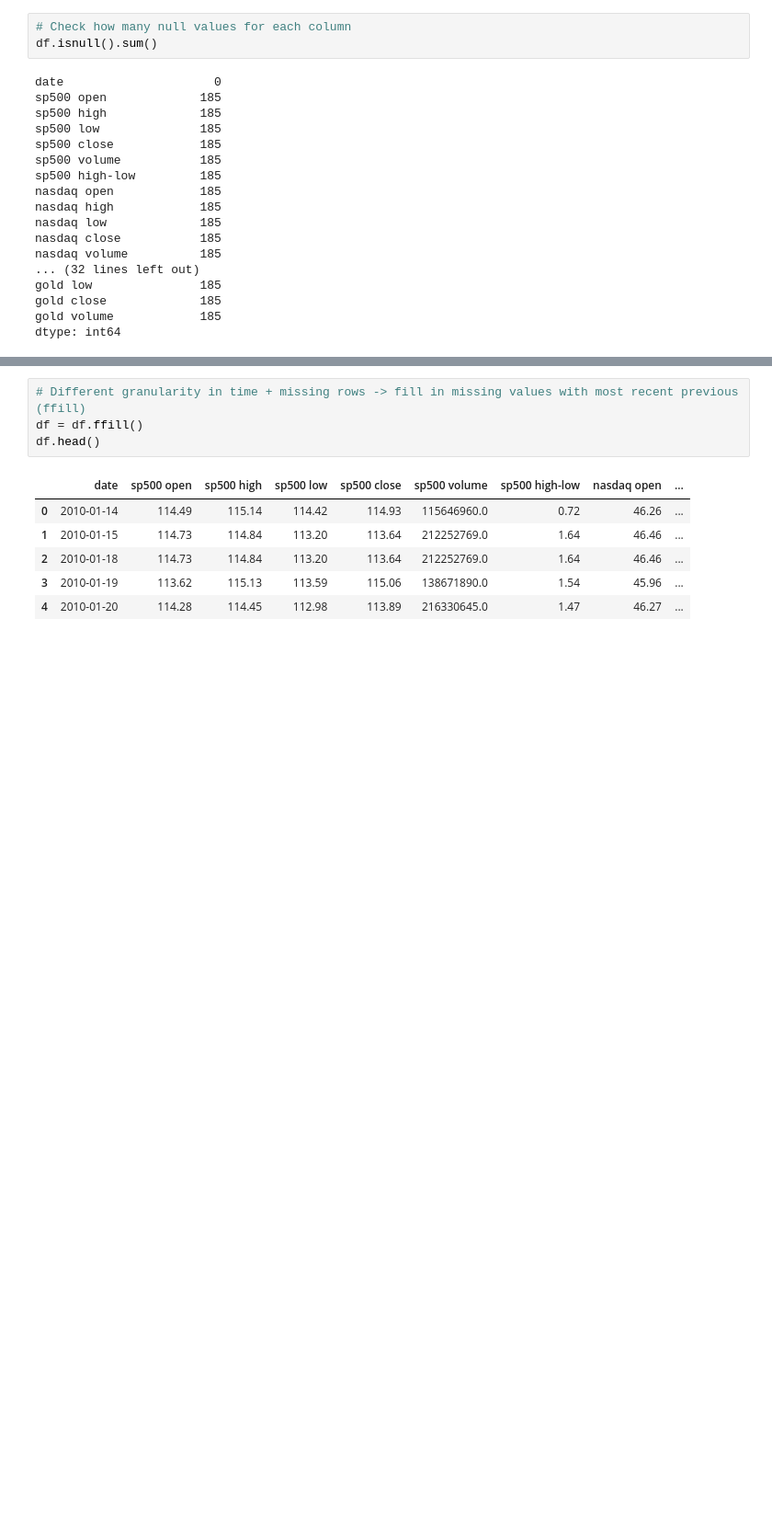
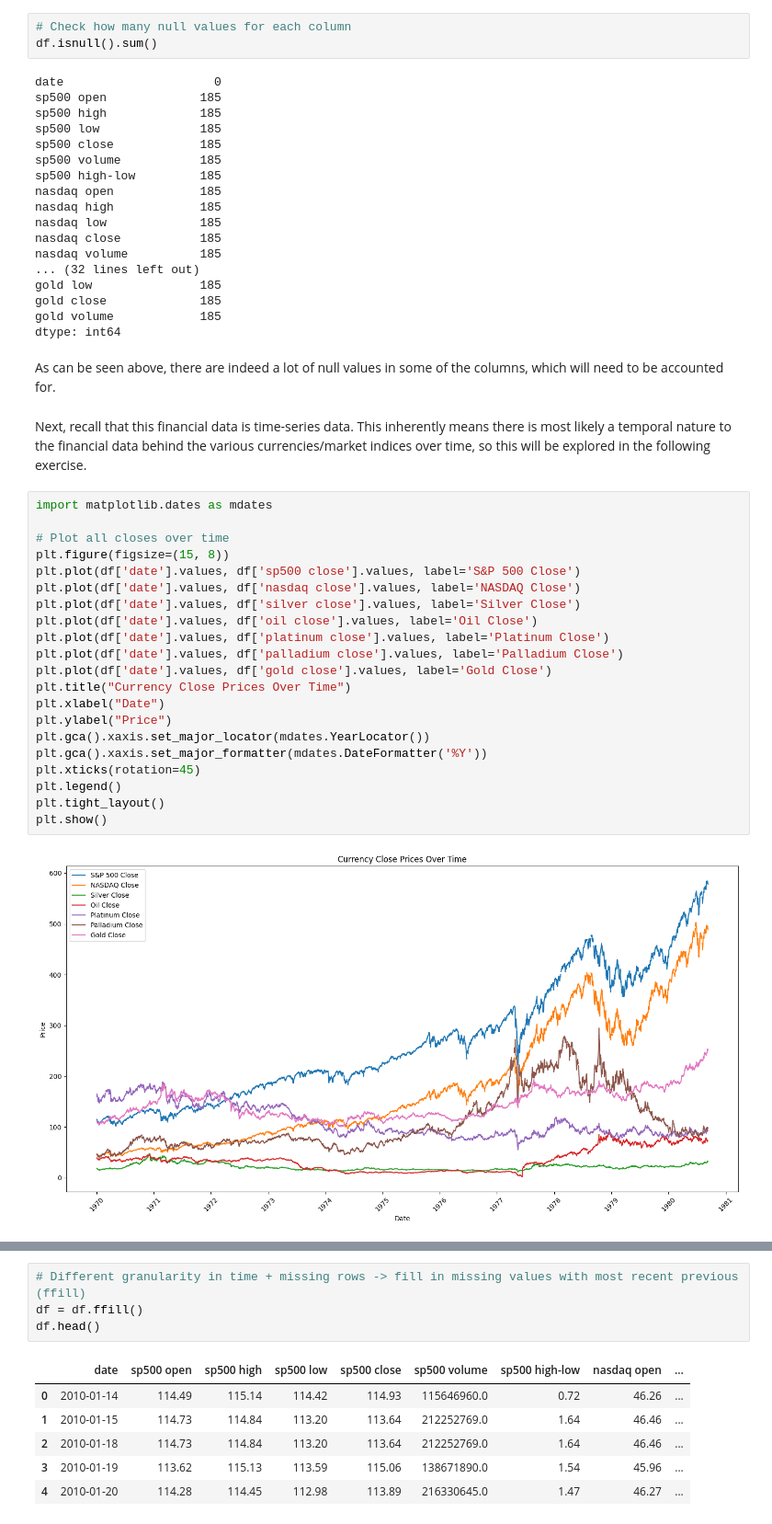
Before and after one commit to ALIENHZ1/ECE443_Term_Project, a Jupyter notebook: GoldPriceRegression/The_Sigmoid_Squad_Dataset2.ipynb, the cells around one changed output, grey strips where cells are left out. Shown at 92% size. Drawn from its saved outputs; the diff is of its cells as text; blank space fills up the shorter version.

```diff
--- a/GoldPriceRegression/The_Sigmoid_Squad_Dataset2.ipynb
+++ b/GoldPriceRegression/The_Sigmoid_Squad_Dataset2.ipynb
@@ -107,3 +111,30 @@ gold low               185
 gold close             185
 gold volume            185
 dtype: int64
+# %% [markdown]
+As can be seen above, there are indeed a lot of null values in some of the columns, which will need to be accounted for.
+# %% [markdown]
+Next, recall that this financial data is time-series data. This inherently means there is most likely a temporal nature to the financial data behind the various currencies/market indices over time, so this will be explored in the following exercise.
+# %%
+import matplotlib.dates as mdates
+
+# Plot all closes over time
+plt.figure(figsize=(15, 8))
+plt.plot(df['date'].values, df['sp500 close'].values, label='S&P 500 Close')
+plt.plot(df['date'].values, df['nasdaq close'].values, label='NASDAQ Close')
+plt.plot(df['date'].values, df['silver close'].values, label='Silver Close')
+plt.plot(df['date'].values, df['oil close'].values, label='Oil Close')
+plt.plot(df['date'].values, df['platinum close'].values, label='Platinum Close')
+plt.plot(df['date'].values, df['palladium close'].values, label='Palladium Close')
+plt.plot(df['date'].values, df['gold close'].values, label='Gold Close')
+plt.title("Currency Close Prices Over Time")
+plt.xlabel("Date")
+plt.ylabel("Price")
+plt.gca().xaxis.set_major_locator(mdates.YearLocator())
+plt.gca().xaxis.set_major_formatter(mdates.DateFormatter('%Y'))
+plt.xticks(rotation=45)
+plt.legend()
+plt.tight_layout()
+plt.show()
+# %% [output]
+[figure, added]
```
Also changed, not shown: parts of 21 cells of this notebook.
